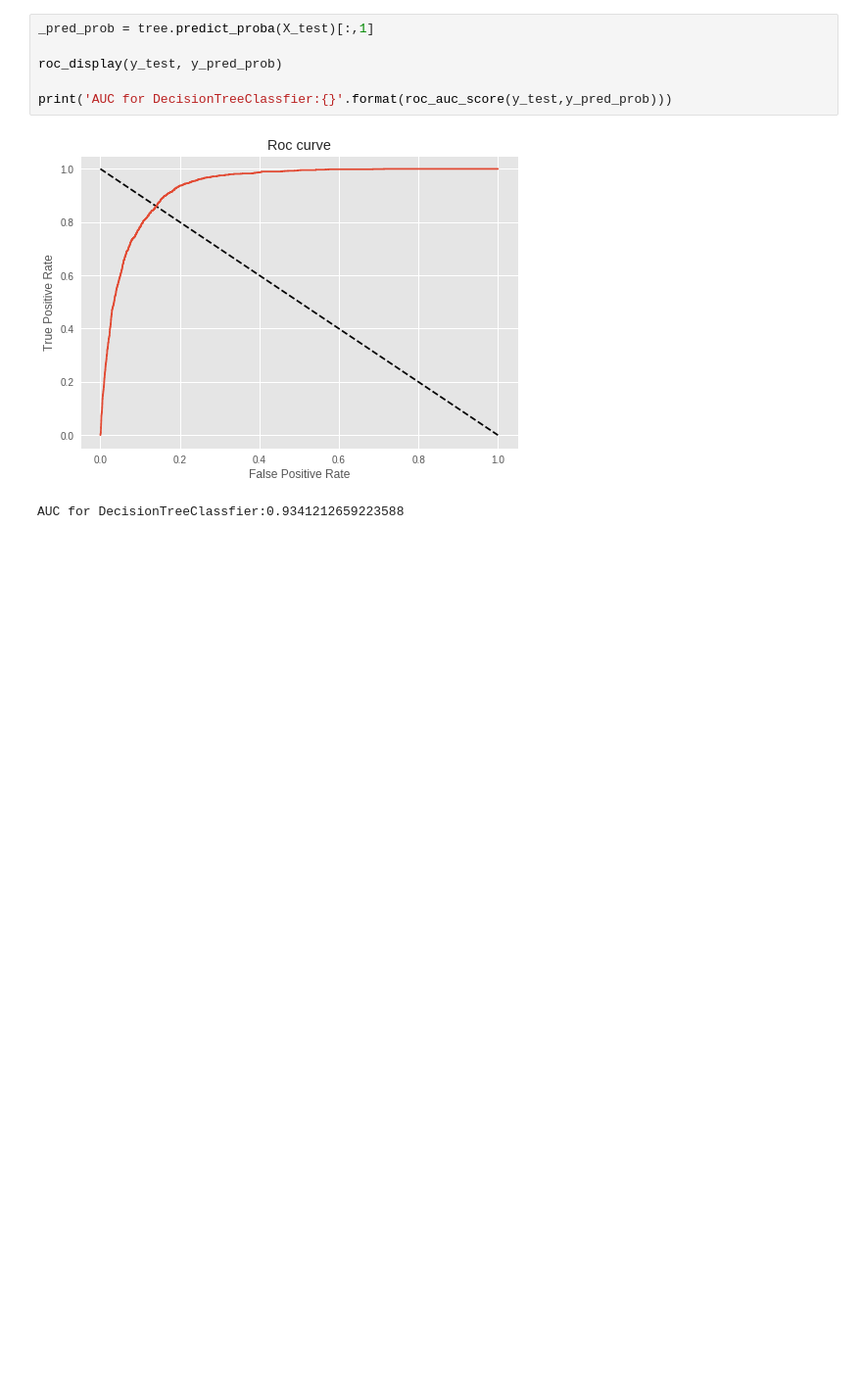
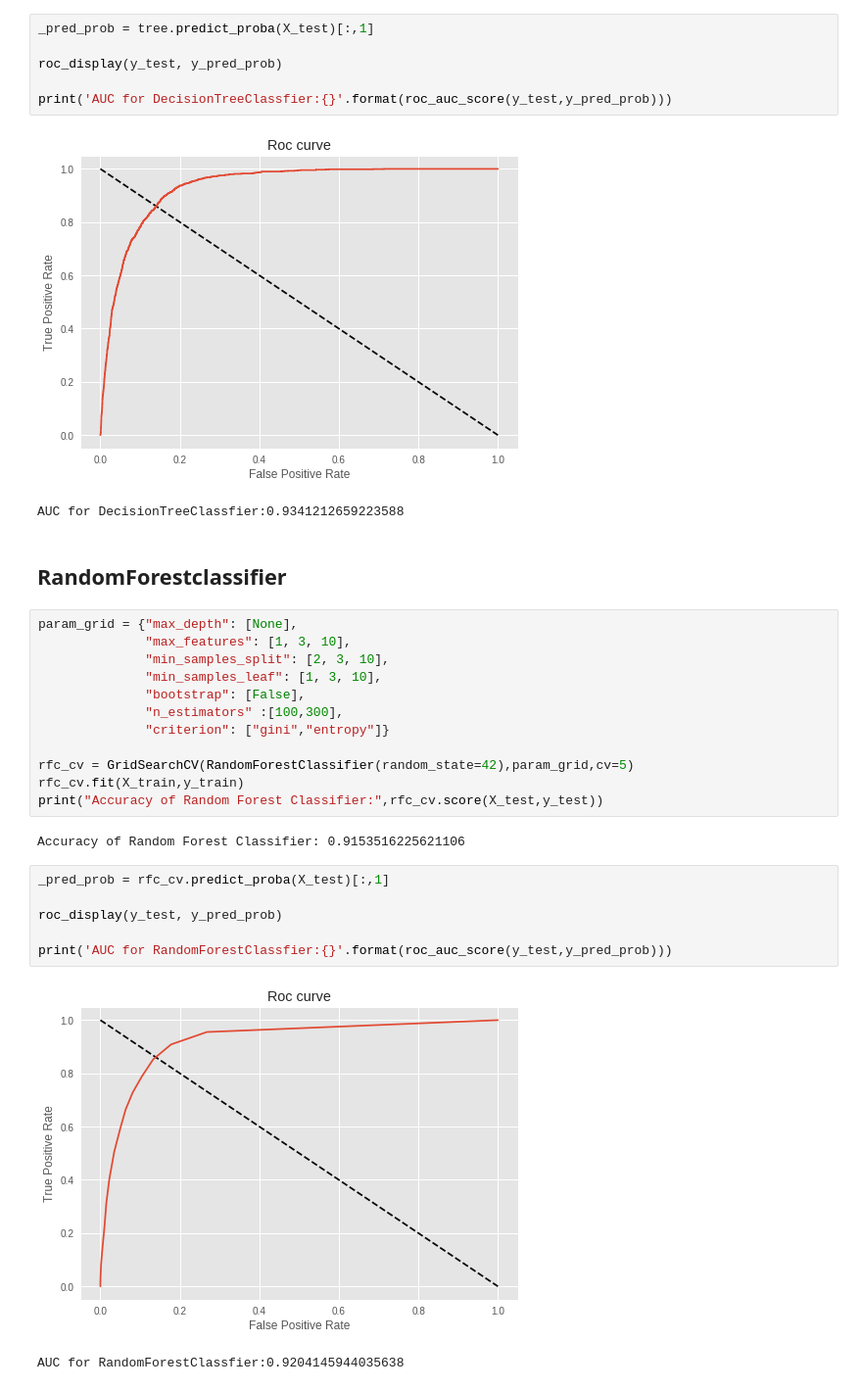
Before and after one commit to Tarandeep97/bank_marketing_analysis, a Jupyter notebook: Bank_Marketing_prediction.ipynb, the cells around one changed output. Shown: that part at 98% size. Cells and saved outputs as stored; diff of their text form; blank space fills up the shorter version.

```diff
--- a/Bank_Marketing_prediction.ipynb
+++ b/Bank_Marketing_prediction.ipynb
@@ -230,3 +232,28 @@ print('AUC for DecisionTreeClassfier:{}'.format(roc_auc_score(y_test,y_pred_prob
 # %% [output]
 [figure]
 AUC for DecisionTreeClassfier:0.9341212659223588
+# %% [markdown]
+## RandomForestclassifier
+# %%
+param_grid = {"max_depth": [None],
+              "max_features": [1, 3, 10],
+              "min_samples_split": [2, 3, 10],
+              "min_samples_leaf": [1, 3, 10],
+              "bootstrap": [False],
+              "n_estimators" :[100,300],
+              "criterion": ["gini","entropy"]}
+
+rfc_cv = GridSearchCV(RandomForestClassifier(random_state=42),param_grid,cv=5)
+rfc_cv.fit(X_train,y_train)
+print("Accuracy of Random Forest Classifier:",rfc_cv.score(X_test,y_test))
+# %% [output]
+Accuracy of Random Forest Classifier: 0.9153516225621106
+# %%
+_pred_prob = rfc_cv.predict_proba(X_test)[:,1]
+
+roc_display(y_test, y_pred_prob)
+
+print('AUC for RandomForestClassfier:{}'.format(roc_auc_score(y_test,y_pred_prob)))
+# %% [output]
+[figure, added]
+AUC for RandomForestClassfier:0.9204145944035638
```
Also changed, not shown: parts of 8 cells of this notebook.
